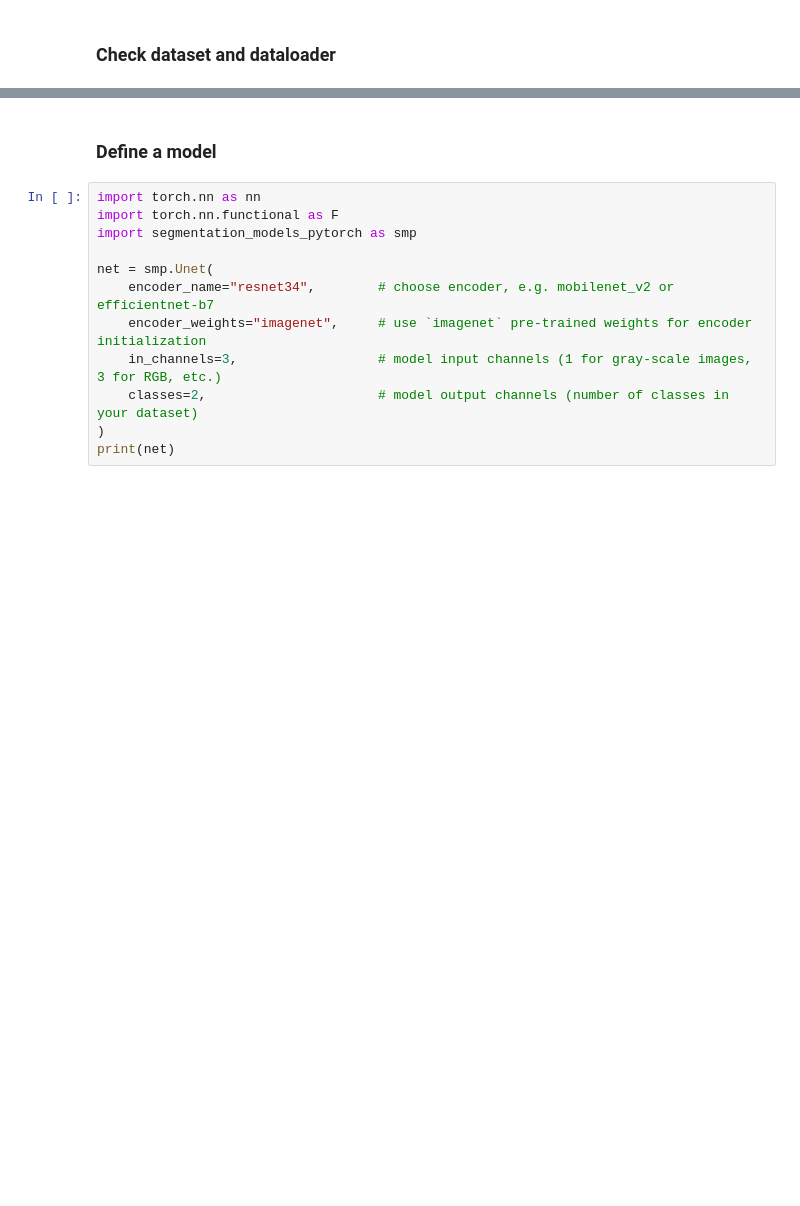
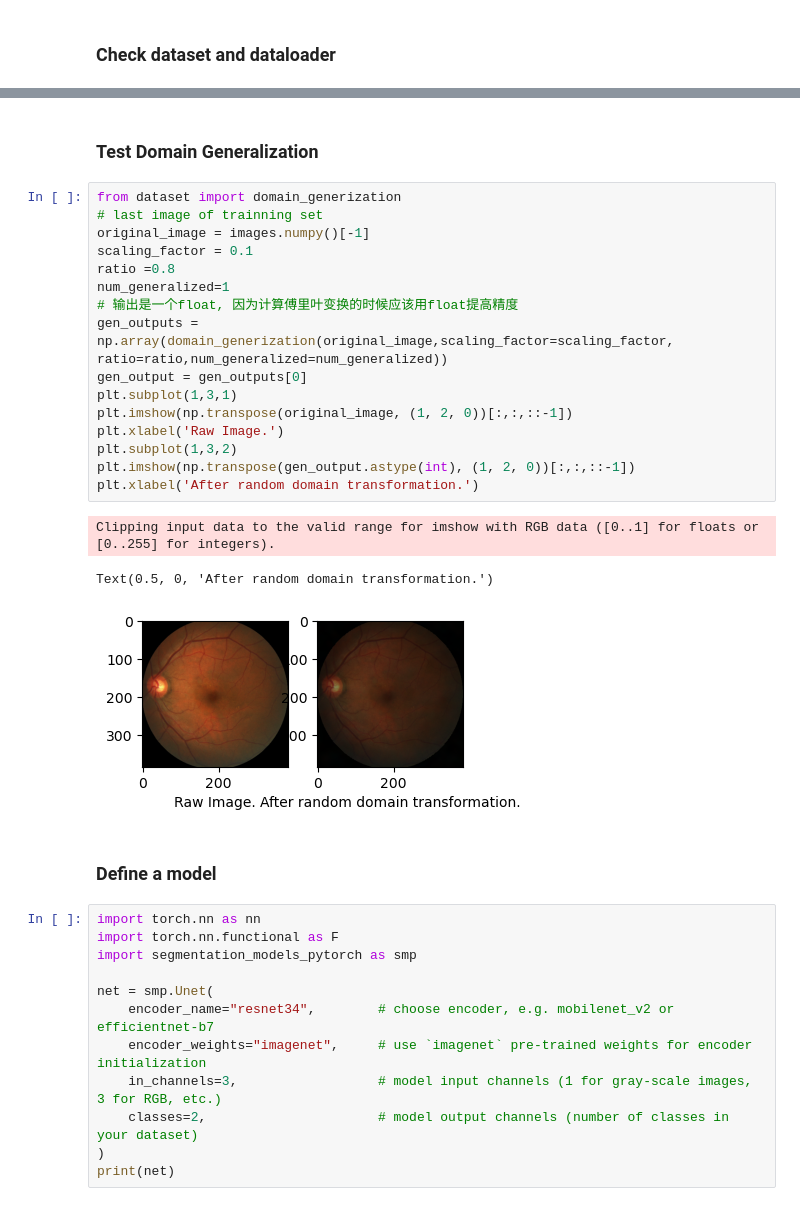
Before and after one commit to QianrenLi/DG_Segmentation_released, a Jupyter notebook: project1.ipynb, the cells around one changed output, grey strips where cells are left out. Drawn from its saved outputs; the diff is of its cells as text; blank space fills up the shorter version.

```diff
--- a/project1.ipynb
+++ b/project1.ipynb
@@ -58,3 +59,25 @@ plt.imshow(target_last)
+# %% [markdown]
+### Test Domain Generalization
+# %%
+from dataset import domain_generization
+# last image of trainning set
+original_image = images.numpy()[-1]
+scaling_factor = 0.1
+ratio =0.8
+num_generalized=1
+# 输出是一个float, 因为计算傅里叶变换的时候应该用float提高精度
+gen_outputs = np.array(domain_generization(original_image,scaling_factor=scaling_factor, ratio=ratio,num_generalized=num_generalized))
+gen_output = gen_outputs[0]
+plt.subplot(1,3,1)
+plt.imshow(np.transpose(original_image, (1, 2, 0))[:,:,::-1])
+plt.xlabel('Raw Image.')
+plt.subplot(1,3,2)
+plt.imshow(np.transpose(gen_output.astype(int), (1, 2, 0))[:,:,::-1])
+plt.xlabel('After random domain transformation.')
+# %% [output]
+Clipping input data to the valid range for imshow with RGB data ([0..1] for floats or [0..255] for integers).
+Text(0.5, 0, 'After random domain transformation.')
+[figure, added]
 # %% [markdown]
 ### Define a model
 # %%
```
Also changed, not shown: parts of 6 cells of this notebook, 1 other file.
